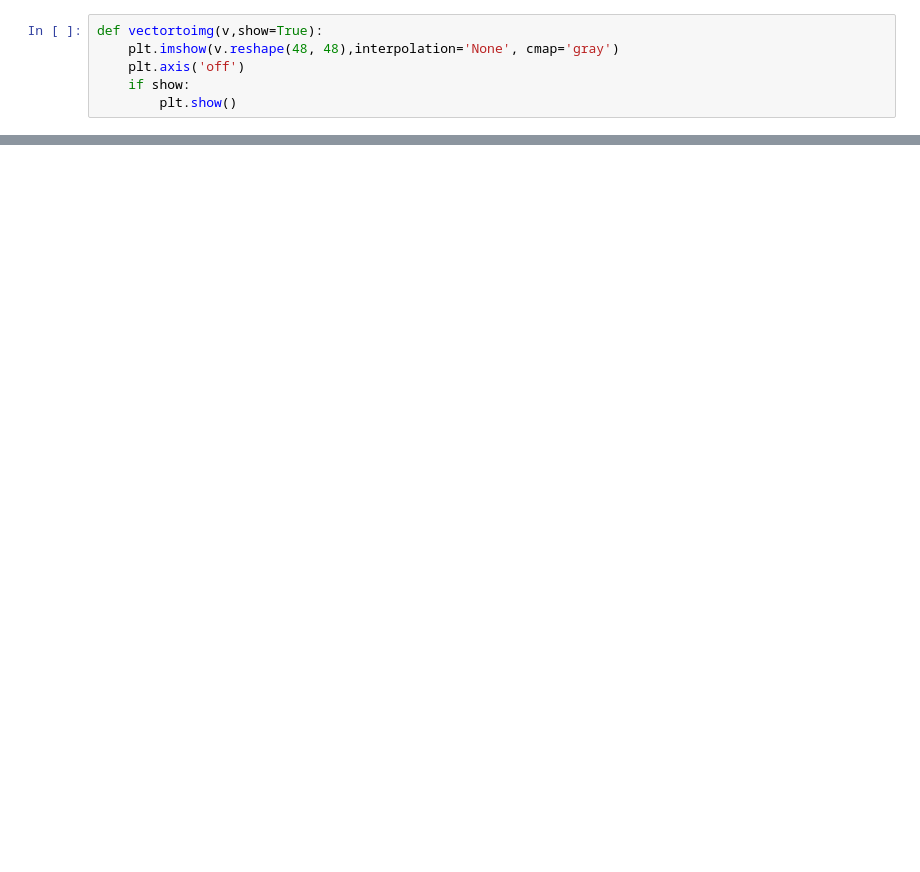
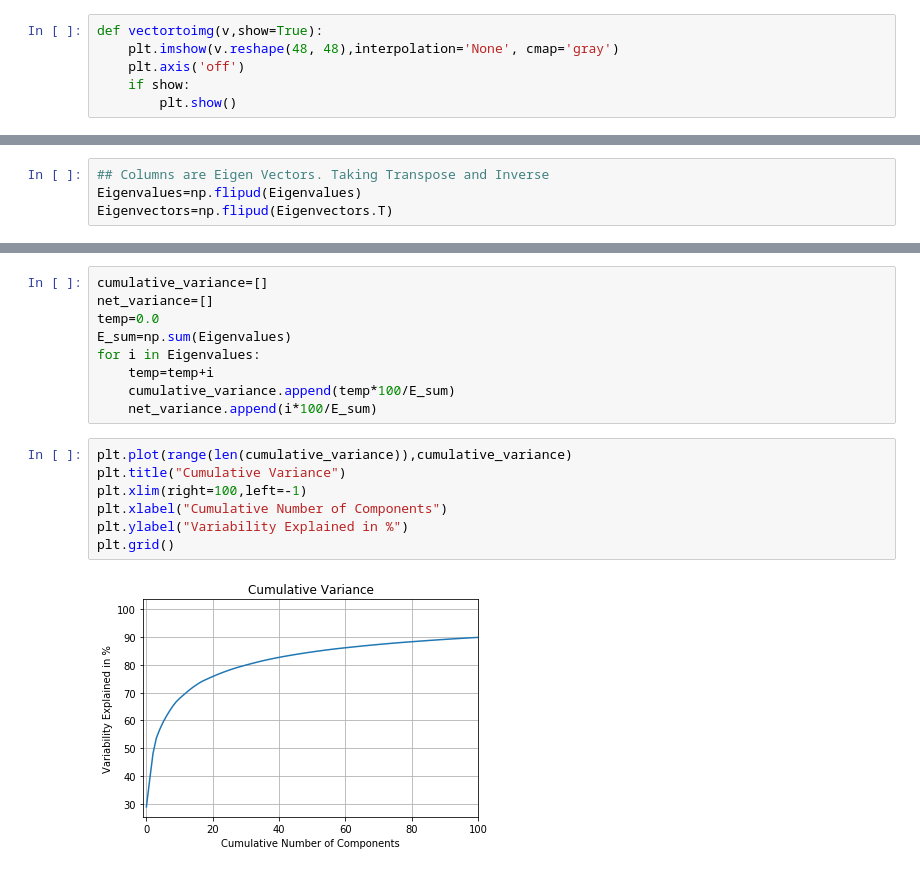
Before and after one commit to MR-KHILADI/Facial-Expression-Recognition, a Jupyter notebook: Facial Expression Recognition.ipynb, the cells around one changed output, grey strips where cells are left out. Cells and saved outputs as stored; diff of their text form; blank space fills up the shorter version.

```diff
--- a/Facial Expression Recognition.ipynb
+++ b/Facial Expression Recognition.ipynb
@@ -27,0 +51,4 @@ vectortoimg(Train_data.iloc[1,:].values)
+# %%
+## Columns are Eigen Vectors. Taking Transpose and Inverse
+Eigenvalues=np.flipud(Eigenvalues)
+Eigenvectors=np.flipud(Eigenvectors.T)
@@ -27,0 +78,18 @@ vectortoimg(Train_data.iloc[1,:].values)
+# %%
+cumulative_variance=[]
+net_variance=[]
+temp=0.0
+E_sum=np.sum(Eigenvalues)
+for i in Eigenvalues:
+    temp=temp+i
+    cumulative_variance.append(temp*100/E_sum)
+    net_variance.append(i*100/E_sum)
+# %%
+plt.plot(range(len(cumulative_variance)),cumulative_variance)
+plt.title("Cumulative Variance")
+plt.xlim(right=100,left=-1)
+plt.xlabel("Cumulative Number of Components")
+plt.ylabel("Variability Explained in %")
+plt.grid()
+# %% [output]
+[figure, added]
```
Also changed, not shown: parts of 32 cells of this notebook.
